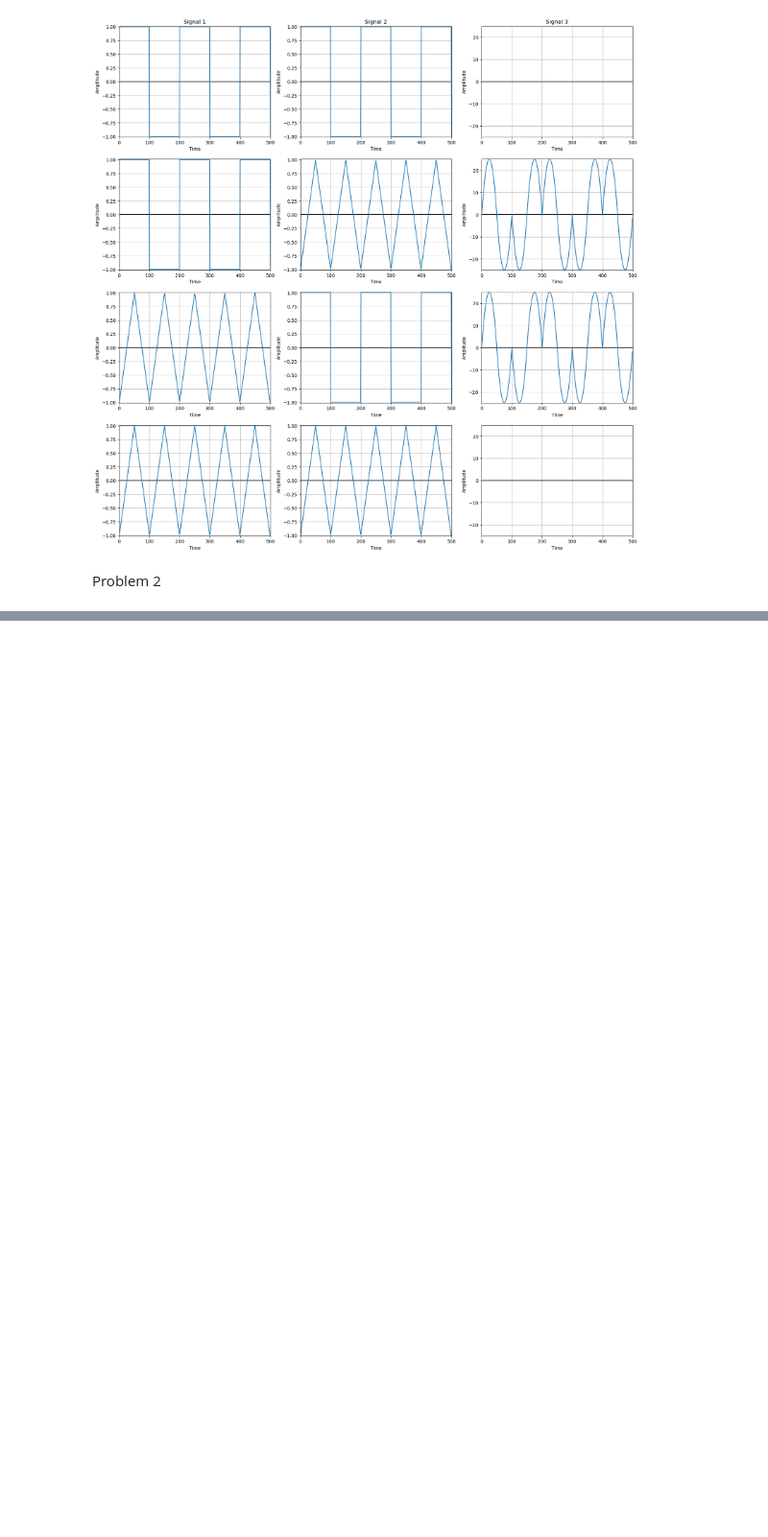
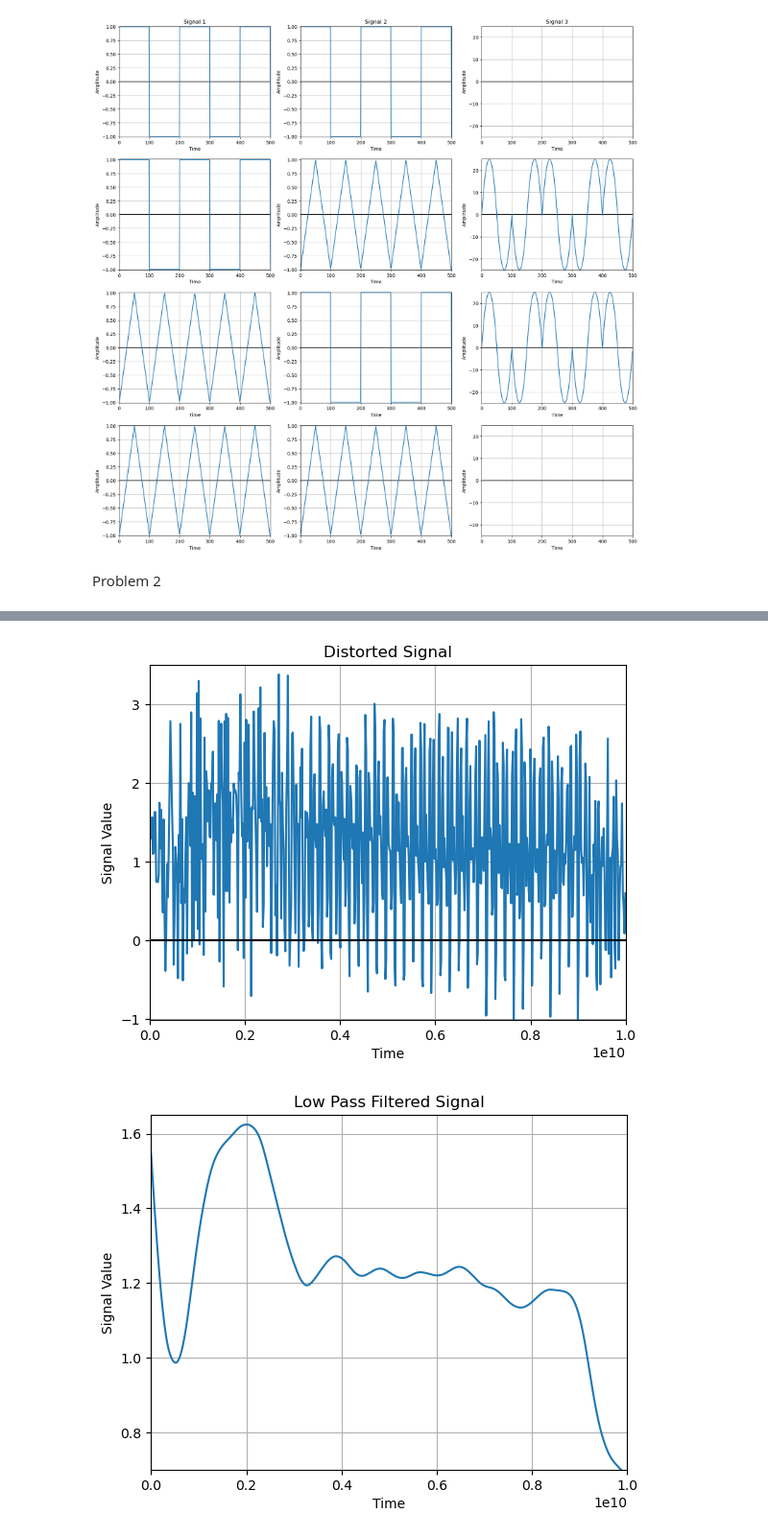
Before and after one commit to DamodarE/Fall-2023-Internship-Work, a Jupyter notebook: Signal_Processing.ipynb, the cells around one changed output, grey strips where cells are left out. Shown: that part at 96% size. Cells and saved outputs as stored; diff of their text form; code cells hidden in the pictures; blank space fills up the shorter version.

```diff
--- a/Signal_Processing.ipynb
+++ b/Signal_Processing.ipynb
@@ -155,0 +136,52 @@ def noise(s, str):
+# %%
+import numpy as np
+import matplotlib.pyplot as plt
+import numpy as np
+from scipy.signal import butter,filtfilt
+
+frequency1 = 100000 #{Hz}
+frequency2 = 1e+7 #{Hz}
+frequency3 = 7e+6 #{Hz}
+
+srate = frequency3 * 2.5
+t = np.arange(0,10000000000, srate)
+y = np.sin(2 * np.pi * frequency1 * t) + np.sin(2 * np.pi * frequency2 * t) + np.sin(2 * np.pi * frequency3 * t)
+
+noise = 1.5*np.cos(9*2*np.pi*t) + 0.5*np.sin(12.0*2*np.pi*t)
+y += noise
+
+
+#Low Pass Filter
+cutoff = 1000000
+
+def butter_lowpass_filter(data, cutoff, fs, order):
+    normal_cutoff = cutoff / (srate * 2)
+    b, a = butter(order, normal_cutoff, btype='low', analog=False)
+    y = filtfilt(b, a, data)
+    return y
+
+filtered = butter_lowpass_filter(y, cutoff, srate, 2)
+
+plt.plot(t, y)
+plt.axhline(y=0, color='k')
+plt.xlim(0,1e+10)
+plt.ylim(-1.01,3.5)
+plt.xlabel("Time")
+plt.ylabel("Signal Value")
+plt.title("Distorted Signal")
+plt.grid()
+
+plt.figure()
+
+plt.plot(t, filtered)
+plt.xlim(0,1e+10)
+plt.ylim(.7,1.65)
+plt.xlabel("Time")
+plt.ylabel("Signal Value")
+plt.title("Low Pass Filtered Signal")
+plt.grid()
+
+plt.show()
+# %% [output]
+[figure, added]
+[figure, added]
```
Also changed, not shown: parts of 3 cells of this notebook.
